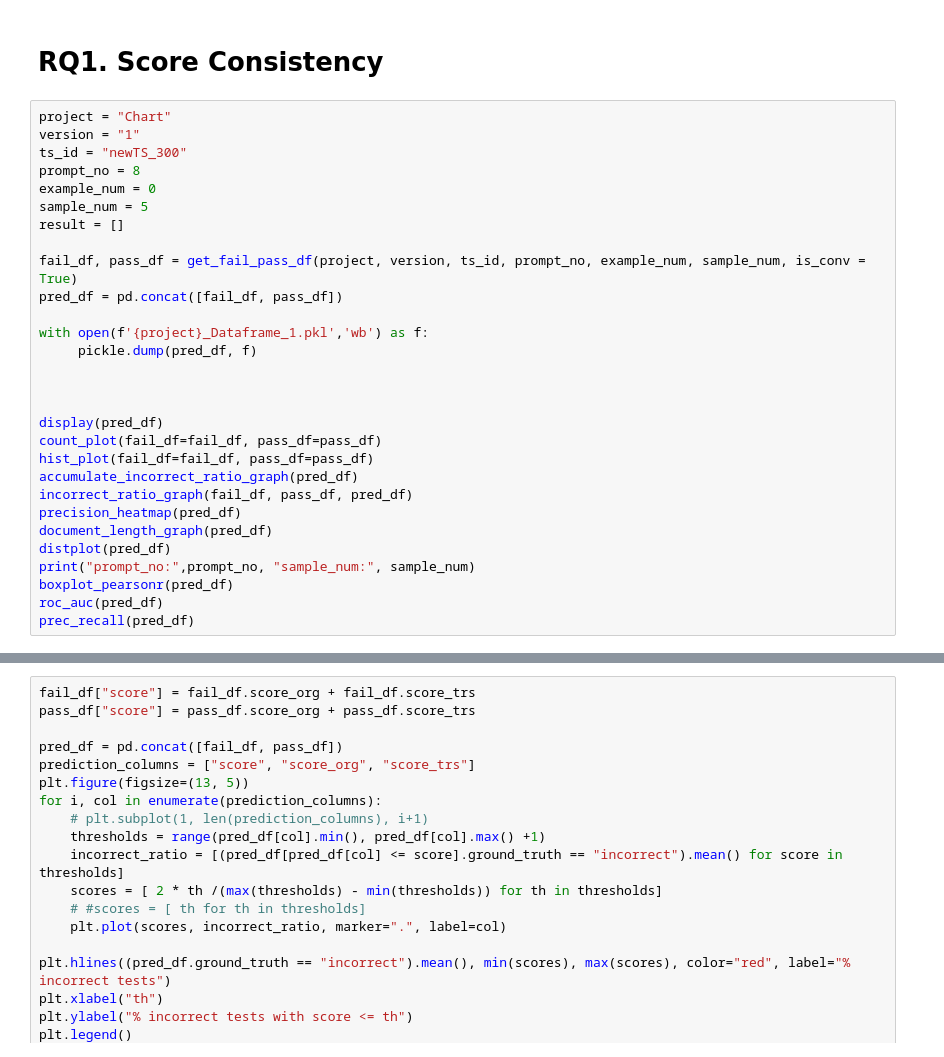
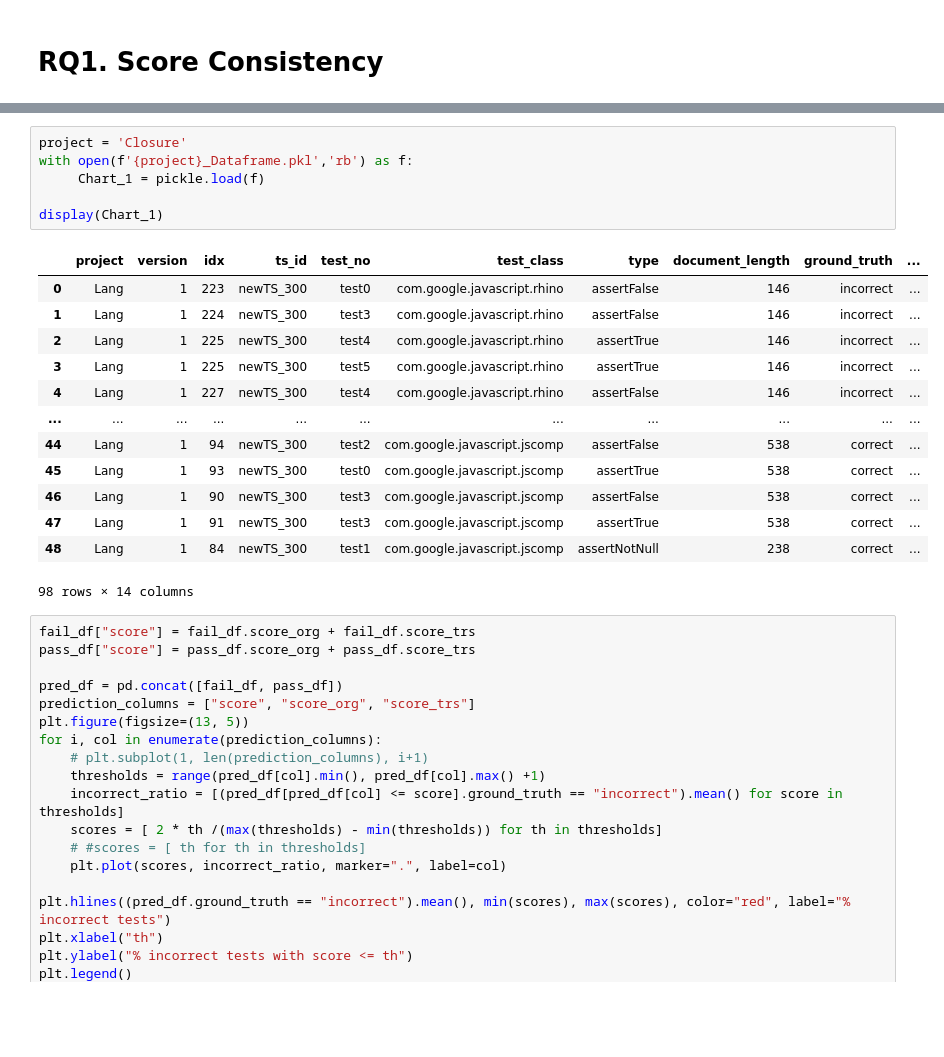
Before and after one commit to coinse/autooracle, a Jupyter notebook: workspace/src/analyze/analyze.ipynb, the cells around one changed output, grey strips where cells are left out. Drawn from its saved outputs; the diff is of its cells as text; blank space fills up the shorter version.

```diff
--- a/workspace/src/analyze/analyze.ipynb
+++ b/workspace/src/analyze/analyze.ipynb
@@ -350,31 +375,2 @@ def prec_recall(pred_df):
 # %% [markdown]
 # RQ1. Score Consistency
-# %%
-project = "Chart"
-version = "1"
-ts_id = "newTS_300"
-prompt_no = 8
-example_num = 0
-sample_num = 5
-result = []
-
-fail_df, pass_df = get_fail_pass_df(project, version, ts_id, prompt_no, example_num, sample_num, is_conv = True)
-pred_df = pd.concat([fail_df, pass_df])
-
-with open(f'{project}_Dataframe_1.pkl','wb') as f:
-     pickle.dump(pred_df, f)
-
-
-
-display(pred_df)
-count_plot(fail_df=fail_df, pass_df=pass_df)
-hist_plot(fail_df=fail_df, pass_df=pass_df)
-accumulate_incorrect_ratio_graph(pred_df)
-incorrect_ratio_graph(fail_df, pass_df, pred_df)
-precision_heatmap(pred_df)
-document_length_graph(pred_df)
-distplot(pred_df)
-print("prompt_no:",prompt_no, "sample_num:", sample_num)
-boxplot_pearsonr(pred_df)
-roc_auc(pred_df)
-prec_recall(pred_df)
@@ -401,3 +377,23 @@ KeyError: 8
+# %%
+project = 'Closure'
+with open(f'{project}_Dataframe.pkl','rb') as f:
+     Chart_1 = pickle.load(f)
+
+display(Chart_1)
+# %% [output]
+|  | project | version | idx | ts_id | test_no | test_class | type | document_length | ground_truth | ... |
+| 0 | Lang | 1 | 223 | newTS_300 | test0 | com.google.javascript.rhino | assertFalse | 146 | incorrect | ... |
+| 1 | Lang | 1 | 224 | newTS_300 | test3 | com.google.javascript.rhino | assertFalse | 146 | incorrect | ... |
+| 2 | Lang | 1 | 225 | newTS_300 | test4 | com.google.javascript.rhino | assertTrue | 146 | incorrect | ... |
+| 3 | Lang | 1 | 225 | newTS_300 | test5 | com.google.javascript.rhino | assertTrue | 146 | incorrect | ... |
+| 4 | Lang | 1 | 227 | newTS_300 | test4 | com.google.javascript.rhino | assertFalse | 146 | incorrect | ... |
+| ... | ... | ... | ... | ... | ... | ... | ... | ... | ... | ... |
+| 44 | Lang | 1 | 94 | newTS_300 | test2 | com.google.javascript.jscomp | assertFalse | 538 | correct | ... |
+| 45 | Lang | 1 | 93 | newTS_300 | test0 | com.google.javascript.jscomp | assertTrue | 538 | correct | ... |
+| 46 | Lang | 1 | 90 | newTS_300 | test3 | com.google.javascript.jscomp | assertFalse | 538 | correct | ... |
+| 47 | Lang | 1 | 91 | newTS_300 | test3 | com.google.javascript.jscomp | assertTrue | 538 | correct | ... |
+| 48 | Lang | 1 | 84 | newTS_300 | test1 | com.google.javascript.jscomp | assertNotNull | 238 | correct | ... |
+98 rows × 14 columns
 # %%
 fail_df["score"] = fail_df.score_org + fail_df.score_trs
 pass_df["score"] = pass_df.score_org + pass_df.score_trs
```
Also changed, not shown: parts of 3 cells of this notebook, 3 other files.
